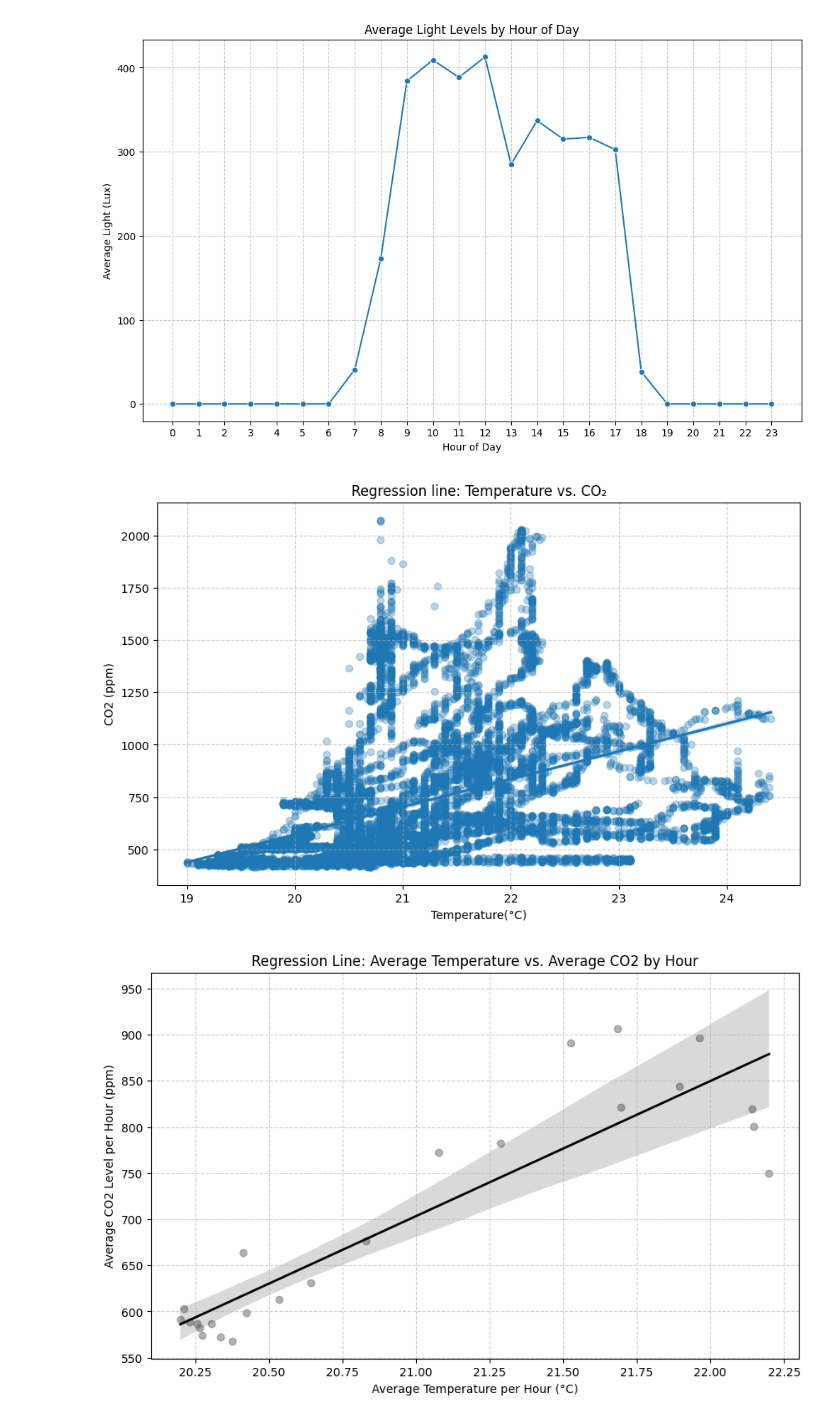
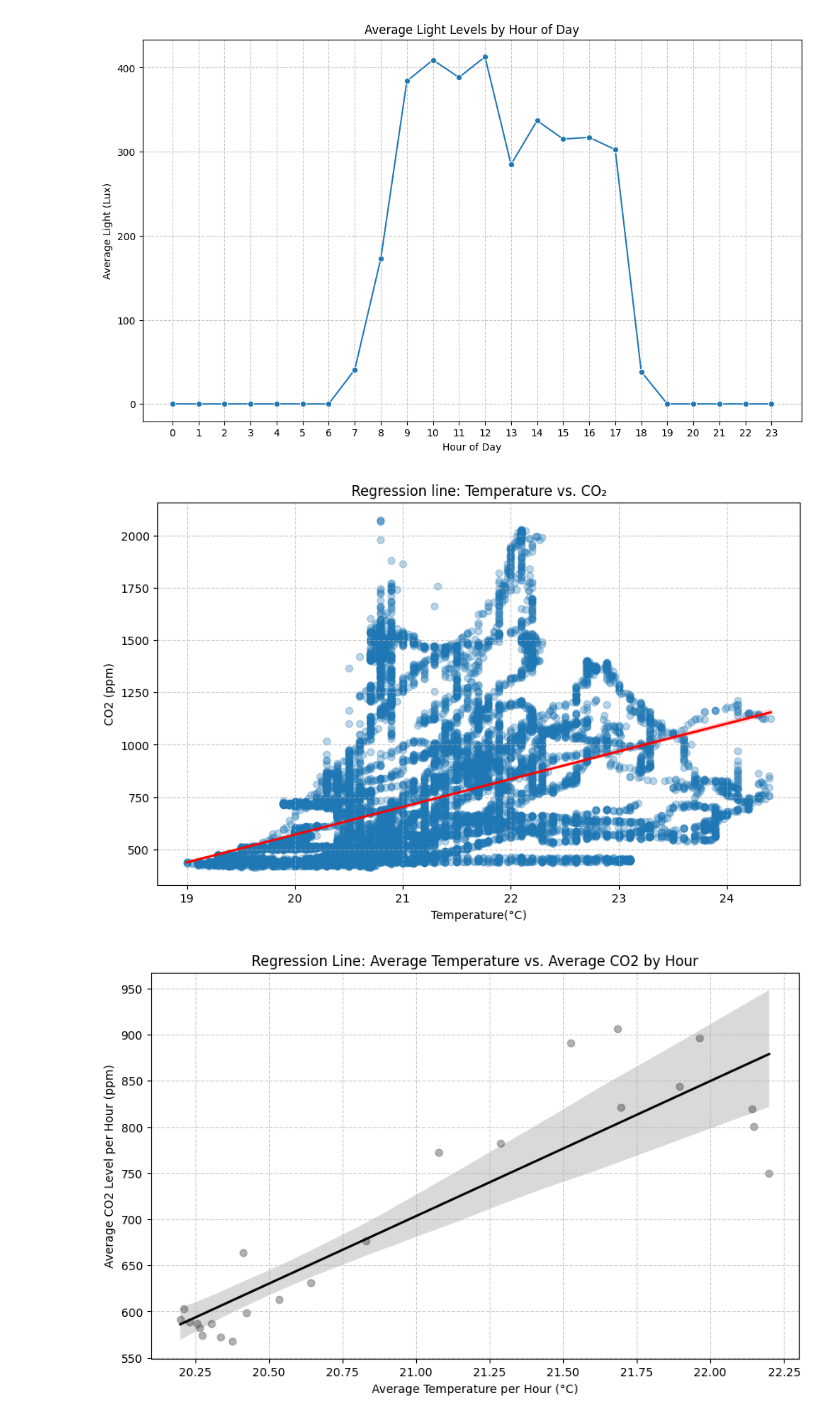
Before and after one commit to NoamShaphir/-MicroClimate, a Jupyter notebook: analysis (1).ipynb, the cells around one changed output. Drawn from its saved outputs; the diff is of its cells as text; code cells hidden in the pictures.

```diff
--- a/analysis (1).ipynb
+++ b/analysis (1).ipynb
@@ -752,14 +763,14 @@ plt.show()
 [figure]
 # %%
 plt.figure(figsize=(10, 6))
-sns.regplot(data=df, x='Temperature', y='CO2', scatter_kws={'alpha':0.3})
+sns.regplot(data=df, x='Temperature', y='CO2', scatter_kws={'alpha':0.3}, line_kws={'color':'red', 'linewidth':2})
 plt.title('Regression line: Temperature vs. CO₂')
 plt.xlabel('Temperature(°C)')
 plt.ylabel('CO2 (ppm)')
 plt.grid(True, linestyle='--', alpha=0.6)
 plt.show()
 # %% [output]
-[figure, old version]
+[figure, new version]
 # %%
 
 df['date'] = pd.to_datetime(df['date'])
```
Also changed, not shown: parts of 11 cells of this notebook.
